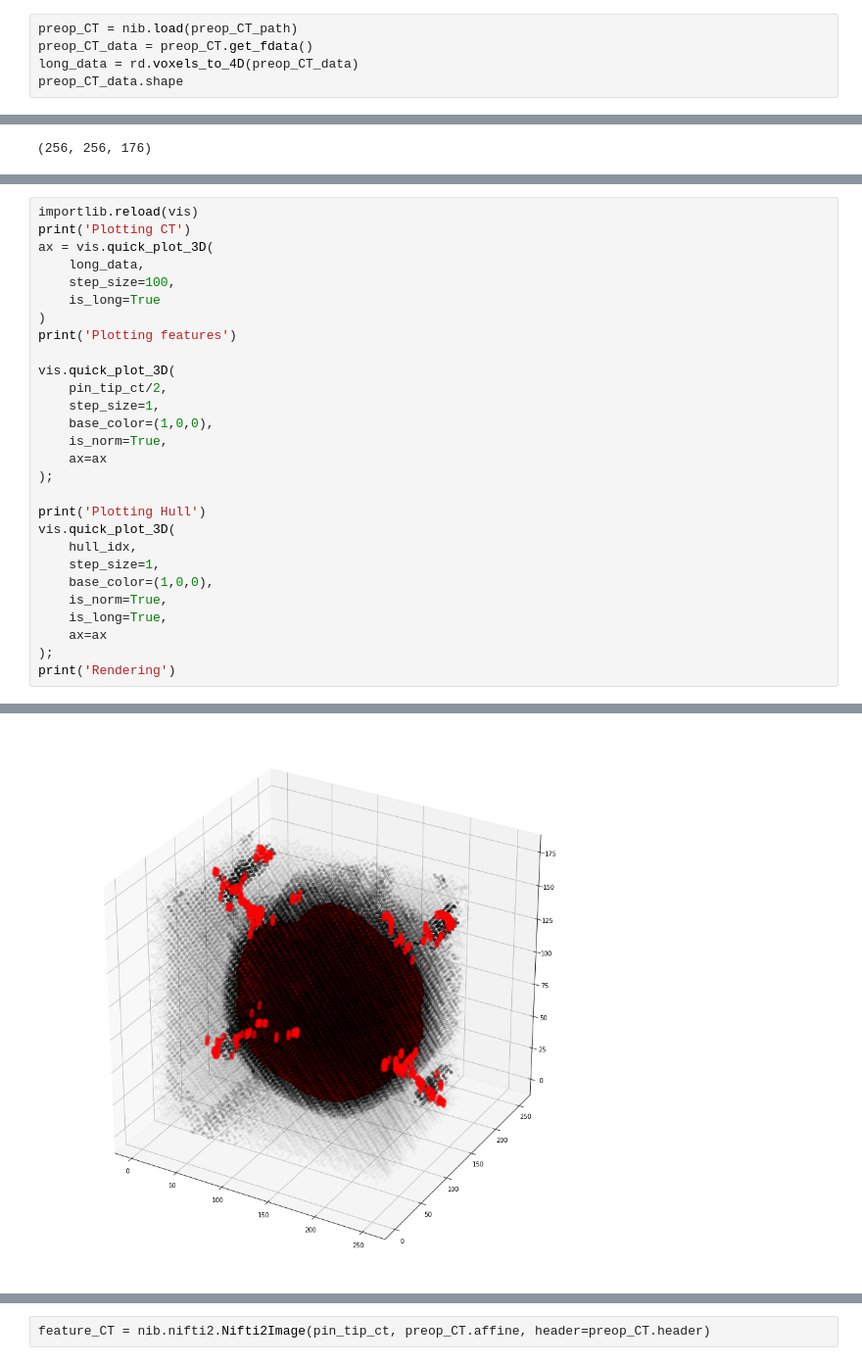
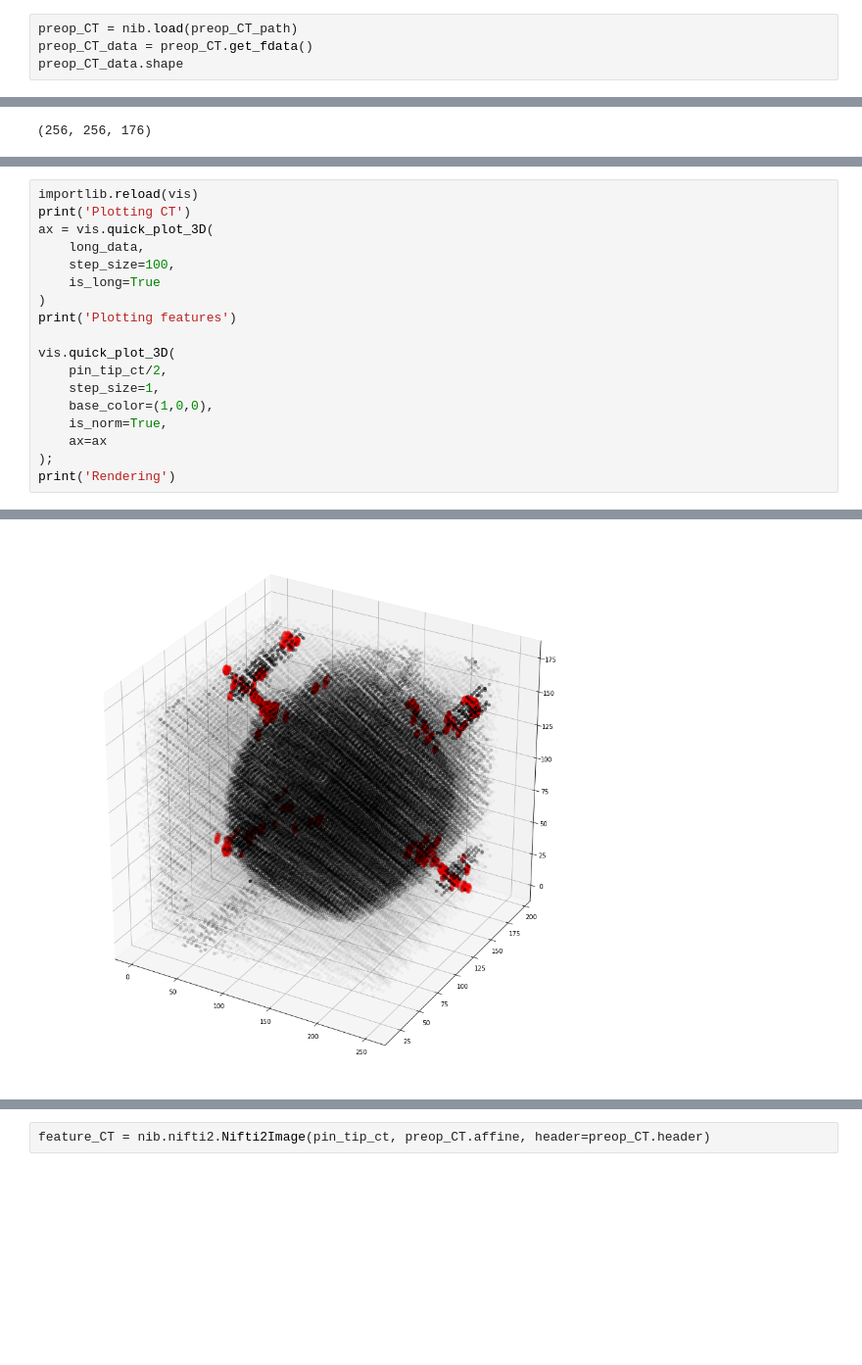
Before and after one commit to wspeier1/BE223A_2019, a Jupyter notebook: CT_Segmentation/Segment_CT-SA.ipynb, the cells around one changed output, grey strips where cells are left out. Shown at 98% size. Cells and saved outputs as stored; diff of their text form; blank space fills up the shorter version.

```diff
--- a/CT_Segmentation/Segment_CT-SA.ipynb
+++ b/CT_Segmentation/Segment_CT-SA.ipynb
@@ -52,7 +53,6 @@ hull_mat_path = os.path.join(
 # %%
 preop_CT = nib.load(preop_CT_path)
 preop_CT_data = preop_CT.get_fdata()
-long_data = rd.voxels_to_4D(preop_CT_data)
 preop_CT_data.shape
 # %% [output]
 (256, 256, 176)
@@ -128,37 +128,27 @@ vis.plot_slice(pin_tip_ct, 'i', 200)
 # %%
 importlib.reload(vis)
 print('Plotting CT')
 ax = vis.quick_plot_3D(
     long_data,
     step_size=100,
     is_long=True
 )
 print('Plotting features')
 
 vis.quick_plot_3D(
     pin_tip_ct/2,
     step_size=1,
     base_color=(1,0,0),
     is_norm=True,
     ax=ax
 );
-
-print('Plotting Hull')
-vis.quick_plot_3D(
-    hull_idx,
-    step_size=1,
-    base_color=(1,0,0),
-    is_norm=True,
-    is_long=True,
-    ax=ax
-);
 print('Rendering')
 # %% [output]
 Plotting CT
 Normalizing from: -1157.490478515625 3355.3486328125
 To range: 0.0 1.0
 Plotting features
 Rendering
-[figure, old version]
+[figure, new version]
 # %% [markdown]
 ## Saving feature space CT using affine and header from original
```
Also changed, not shown: parts of 11 cells of this notebook, 2 other files.
